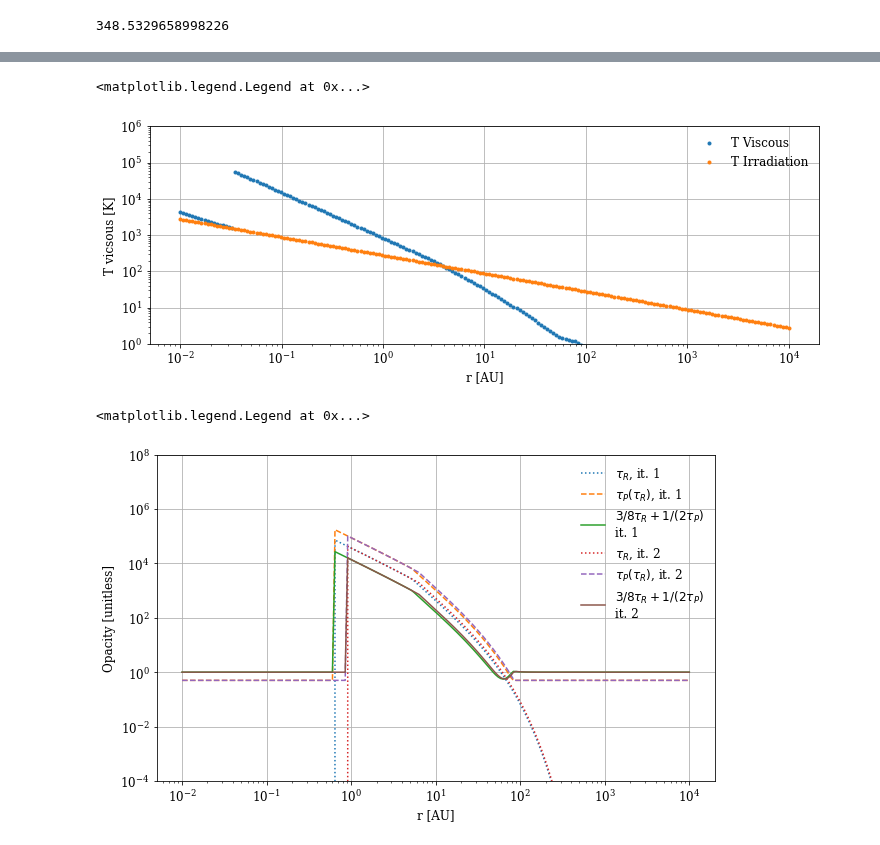
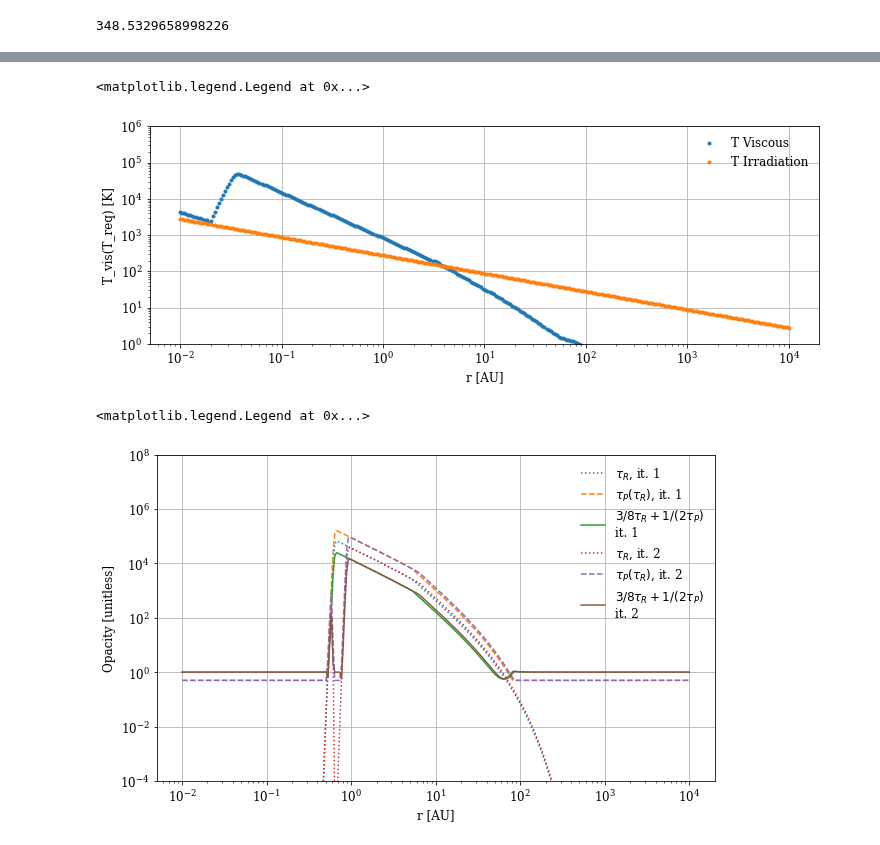
Before and after one commit to agent031/bachelor_code, a Jupyter notebook: Testing_values_T0/combined_temp_strongDW.ipynb, the cells around one changed output, grey strips where cells are left out. Drawn from its saved outputs; the diff is of its cells as text; code cells hidden in the pictures.

```diff
--- a/Testing_values_T0/combined_temp_strongDW.ipynb
+++ b/Testing_values_T0/combined_temp_strongDW.ipynb
@@ -90,7 +90,7 @@ type(T_req)
 # %% [output]
 astropy.units.quantity.Quantity
 # %%
-### Opacity ###
+'''### Opacity ###
 def tau_R(T, Σ):
     if type(T) != np.ndarray:
         TT = (T.value).copy()
@@ -111,4 +111,4 @@ def tau_P(τ_R):
     τ_P = τ_R.copy()
     τ_P[2.4 * τ_P <= 0.5] = 0.5
     τ_P[τ_P != 0.5] = 2.4 * τ_P[τ_P != 0.5]
-    return τ_P
+    return τ_P'''
@@ -143,6 +147,9 @@ plt.axhline((sigma_sb*(280 *u.K)**4).value, alpha = 0.7, ls = '--', c = 'black')
 # %%
-def T_vis(T, Σ):
-    return ((0.5 * sigma_sb**(-1) * (3/8 * tau_R(T, Σ) + 0.5 * tau_P(tau_R(T, Σ))**(-1)) * F_rad_func(Σ, c_s2(T)))**(0.25)).decompose()
+def opacity(T, Σ):
+    return (3/8 * tau_R(T, Σ) + (2 * tau_P(tau_R(T, Σ)))**(-1))**0.25
+# %%
+def T_vis(T, Σ):
+    return (opacity(T, Σ) * ((0.5 * sigma_sb**(-1)) * F_rad_strongDW(T, Σ))**(0.25)).decompose()
 # %%
 T_vis(T_req, Σ_initial(r_au))
 # %% [output]
@@ -154,16 +161,16 @@ $[2800,~2704.473,~2612.2051,~\dots,~3.0012957,~2.8989012,~2.8] \; \mathrm{K}$
 # %%
 plt.figure(figsize = (12,4))
 plt.loglog(r, T_vis(T_req, Σ_initial(r_au)),'.', label = 'T Viscous')
 plt.loglog(r, T_req, '.', label = 'T Irradiation')
 plt.grid()
-plt.ylabel('T vicsous'+f' [{T_vis(T_req, Σ_initial(r_au)).unit}]')
+plt.ylabel('T_vis(T_req)'+f' [{T_vis(T_req, Σ_initial(r_au)).unit}]')
 plt.xlabel(f'r [{r_au.unit}]')
 plt.ylim(1, 1e6)
 plt.legend(frameon = False)
 # Falder opaciteten altså den bliver gennemsigtig falder temperaturen fordi der ikke er noget til at holde på varmen
 # %% [output]
 <matplotlib.legend.Legend at 0x...>
-[figure, old version]
+[figure, new version]
 # %%
 def guess_T(T):
     T_new4 = T_vis(T, Σ_initial(r_au)).value**4 + T_req.value**4
@@ -189,4 +196,4 @@ for i, T in enumerate(T_list[1:]):
 axs.legend(frameon = False)
 # %% [output]
 <matplotlib.legend.Legend at 0x...>
-[figure, old version]
+[figure, new version]
```
Also changed, not shown: parts of 15 cells of this notebook, 3 other files.
